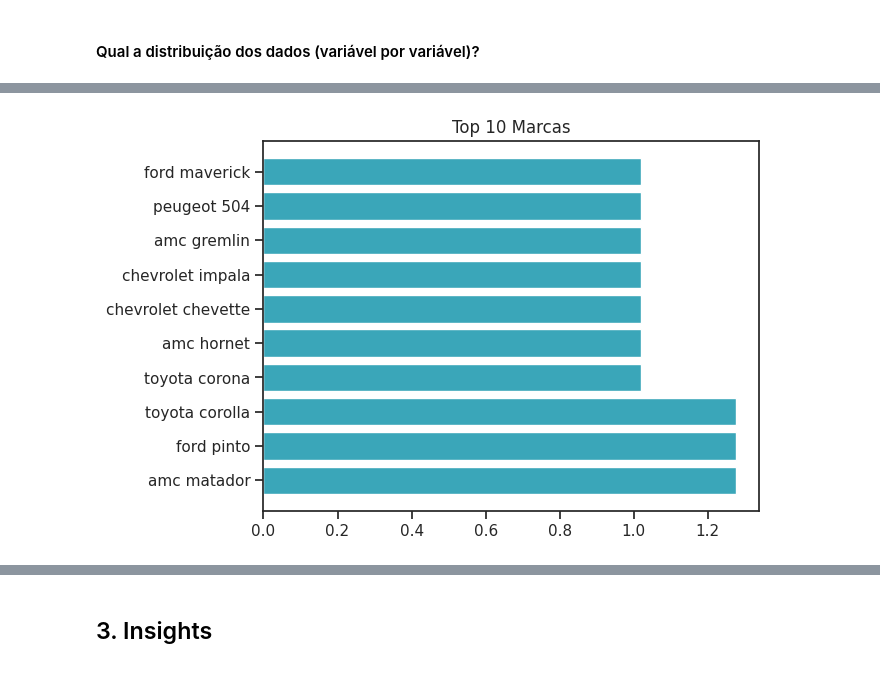
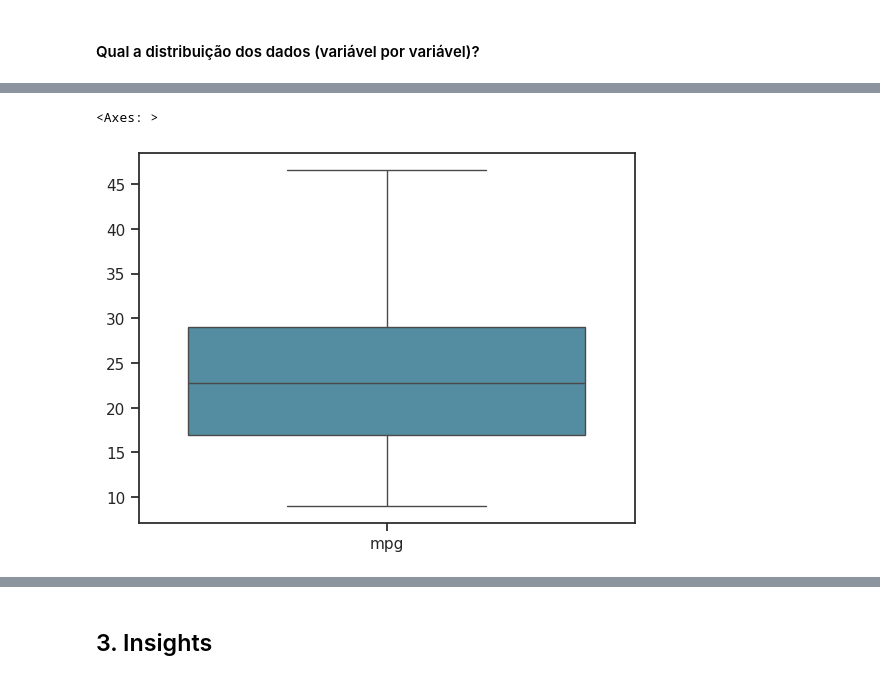
Before and after one commit to adiosCarla/avanti-bootcamp-cdd, a Jupyter notebook: notebooks/01-exploratory_data_analysis.ipynb, the cells around one changed output, grey strips where cells are left out. Drawn from its saved outputs; the diff is of its cells as text; code cells hidden in the pictures.

```diff
--- a/notebooks/01-exploratory_data_analysis.ipynb
+++ b/notebooks/01-exploratory_data_analysis.ipynb
@@ -8,6 +9,6 @@ import matplotlib.pyplot as plt
 import seaborn as sns
 # %%
-colors = ["#3AA6B9", "#FFD0D0", "#FF9EAA"]
+colors = ["#4793AF", "#FFC470", "#8B322C"]
 
 sns.set_theme(style="ticks")
 sns.set_palette(sns.color_palette(colors))
@@ -139,9 +160,5 @@ df.describe() #apenas colunas númericas
-# %%
-porcentagem = df['name'].value_counts()*100/sum(df['name'].value_counts())
-popular = percent.index[:10]
-
-plt.barh(popular, width=percent[:10])
-plt.title('Top 10 Marcas')
-plt.show()
-# %% [output]
-[figure, removed]
+# %%
+sns.boxplot(df[["mpg"]])
+# %% [output]
+<Axes: >
+[figure, added]
```
Also changed, not shown: parts of 13 cells of this notebook.
